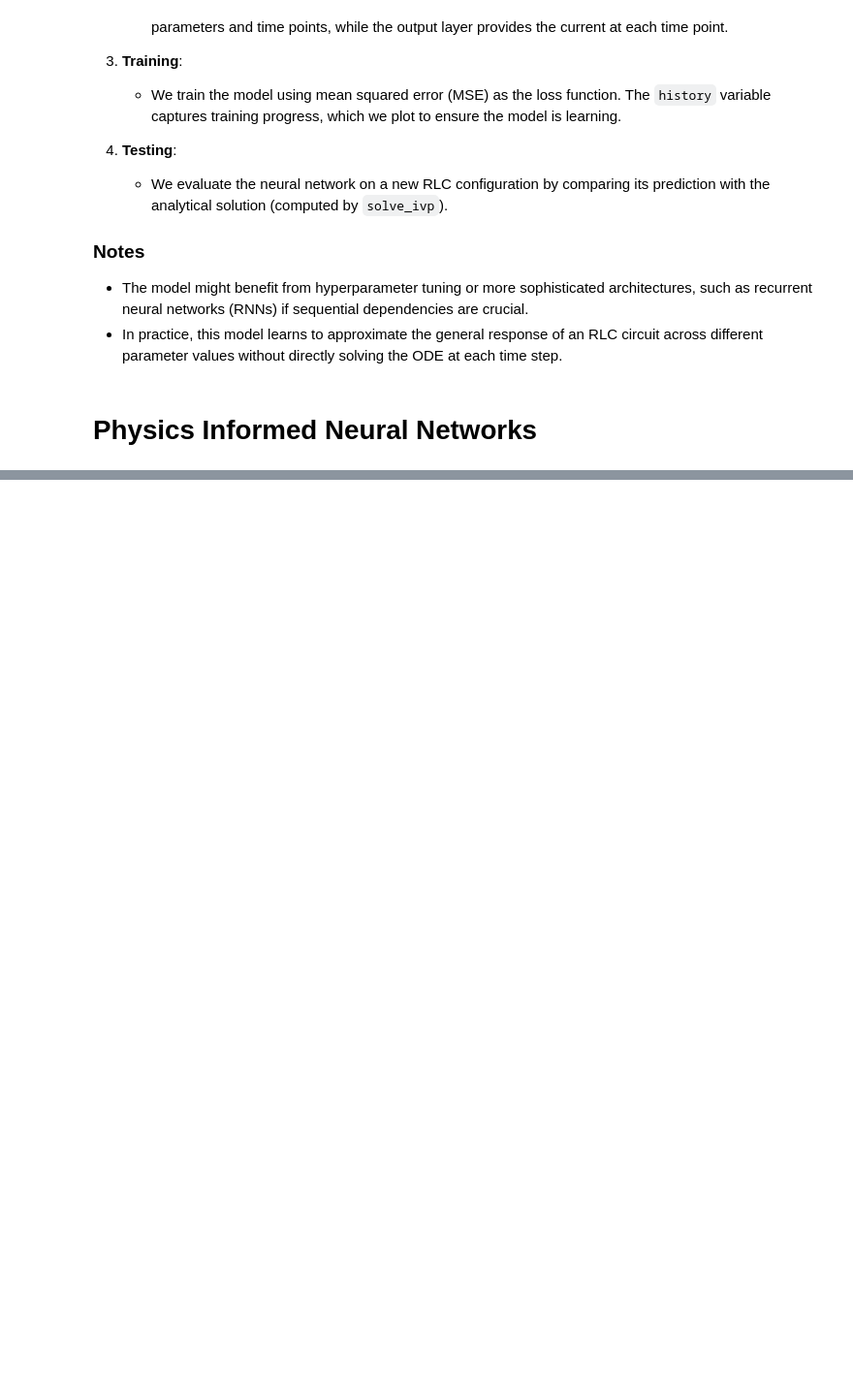
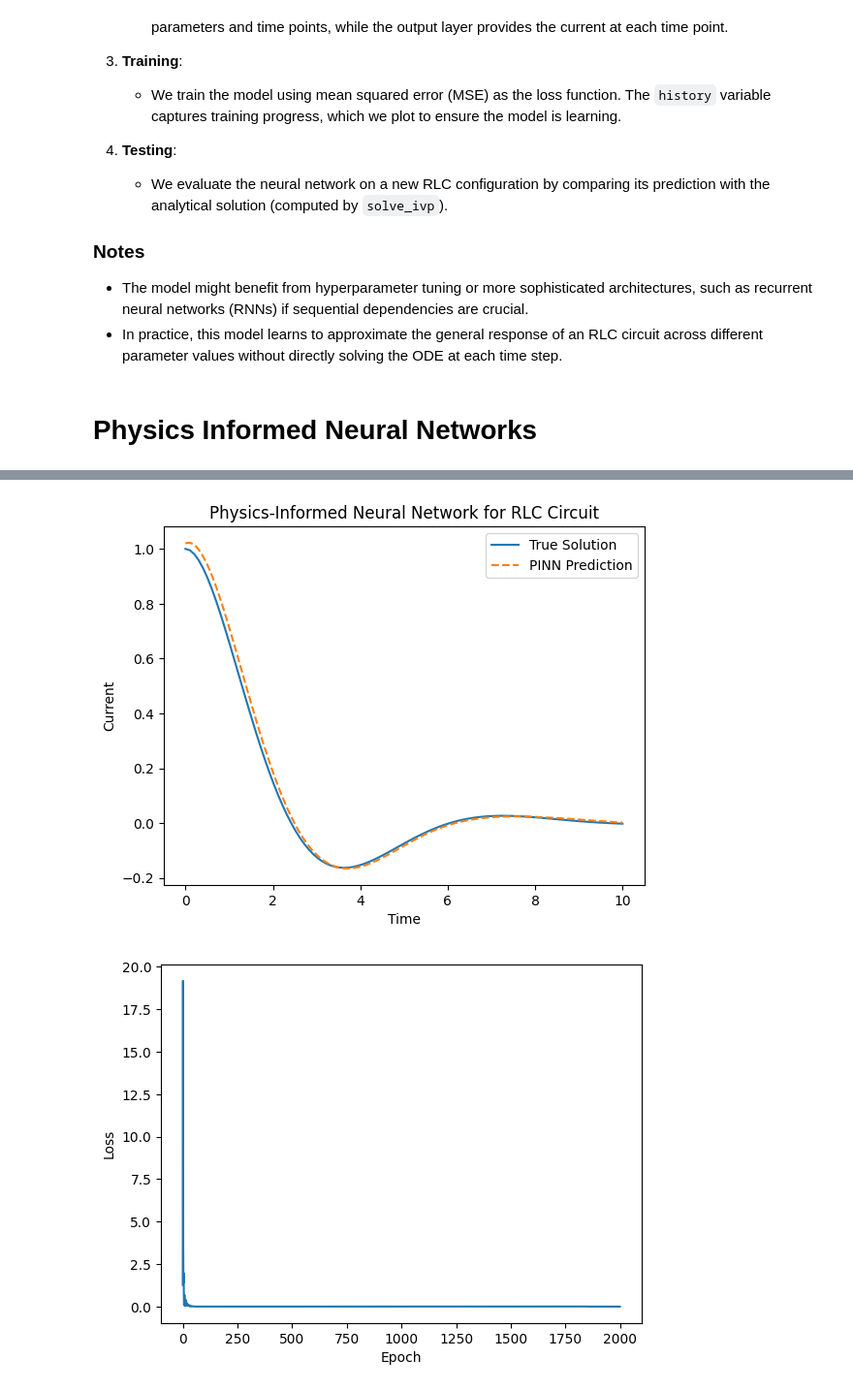
Before and after one commit to rbrinson2/EE-6770-Application_Neural_Network, a Jupyter notebook: Project/Neural ODE_RB.ipynb, the cells around one changed output, grey strips where cells are left out. Shown at 97% size. Drawn from its saved outputs; the diff is of its cells as text; code cells hidden in the pictures; blank space fills up the shorter version.

Commit message:
Integrated PINN into master notebook

```diff
--- a/Project/Neural ODE_RB.ipynb
+++ b/Project/Neural ODE_RB.ipynb
@@ -172,6 +173,7 @@ plt.show()
 # %%
 # Step 4: Test the Model on New Data
 R_test, L_test, C_test = 1.0, 1.0, 1.0  # Test RLC values
+I0, dI0_dt = 1.0, 0
 alpha_test = R_test / (2 * L_test)
 omega_0_test = 1 / np.sqrt(L_test * C_test)
 
@@ -222,0 +275,18 @@ plt.show()
+# %%
+# Generate training data
+t_values = np.linspace(0, 10, 1000).astype(np.float32).reshape(-1, 1)
+t_train, t_test2 = train_test_split(t_values, test_size=0.2, random_state=42)
+# %%
+# Instantiate the model and optimizer
+pinn_model = PINN()
+optimizer = tf.keras.optimizers.Adam(learning_rate=0.05)
+
+# Train the model
+loss_data = []
+accuracy_data = []
+epochs = 2000
+for epoch in range(epochs):
+    loss, I_pred = train_step(pinn_model, t_train, voltage, optimizer)
+    loss_data.append(loss.numpy())
+    if epoch % 100 == 0:
+        print(f'Epoch {epoch}, Loss: {loss.numpy()}')
@@ -222,0 +314,23 @@ plt.show()
+# %%
+# Predict the current I(t) using the trained model
+I_pred = pinn_model(t_values)
+
+# Plot the results
+import matplotlib.pyplot as plt
+
+
+plt.plot(t_test, y_true, label='True Solution')
+plt.plot(t_values, I_pred, '--', label='PINN Prediction')
+plt.xlabel('Time')
+plt.ylabel('Current')
+plt.title('Physics-Informed Neural Network for RLC Circuit')
+plt.legend()
+plt.show()
+
+plt.plot(loss_data, label='Loss')
+plt.xlabel('Epoch')
+plt.ylabel('Loss')
+plt.show()
+# %% [output]
+[figure, added]
+[figure, added]
```
Also changed, not shown: parts of 12 cells of this notebook, 1 other file.
